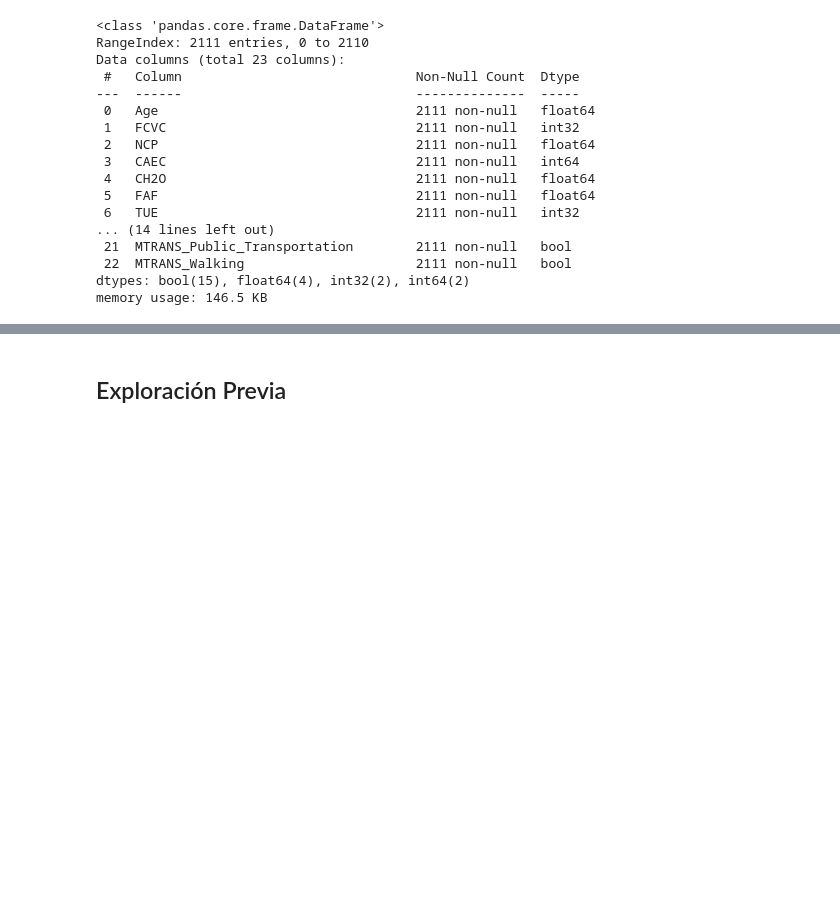
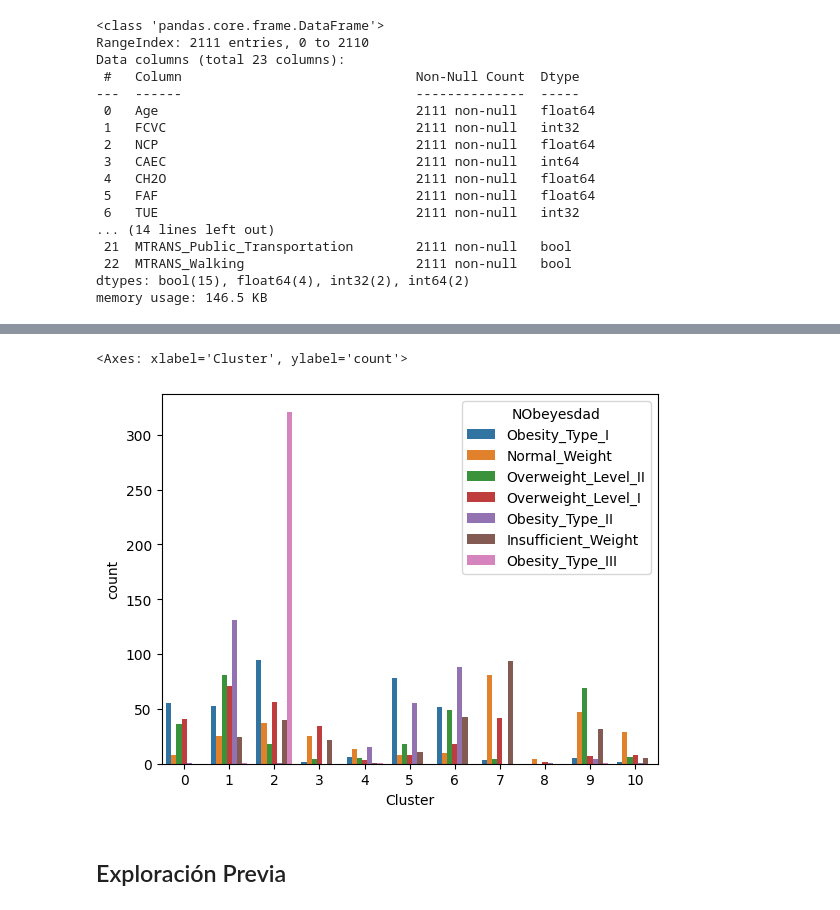
Before and after one commit to Izainea/Proyecto_1, a Jupyter notebook: Código/Caso Obesidad-2024_ML_VIRTUAL.ipynb, the cells around one changed output, grey strips where cells are left out. Cells and saved outputs as stored; diff of their text form; code cells hidden in the pictures; blank space fills up the shorter version.

```diff
--- a/Código/Caso Obesidad-2024_ML_VIRTUAL.ipynb
+++ b/Código/Caso Obesidad-2024_ML_VIRTUAL.ipynb
@@ -176,3 +229,12 @@ plt.plot([x[0] for x in list_score],[x[1] for x in list_score])
+# %%
+DataO['Cluster']=clusters
+
+### Ahora vamos a estudiar la relación entre el cluster y la variable objetivo
+
+sns.countplot(data=DataO,x='Cluster',hue='NObeyesdad')
+# %% [output]
+<Axes: xlabel='Cluster', ylabel='count'>
+[figure, added]
 # %% [markdown]
 ## Exploración Previa
 # %% [markdown]
```
Also changed, not shown: parts of 3 cells of this notebook.
